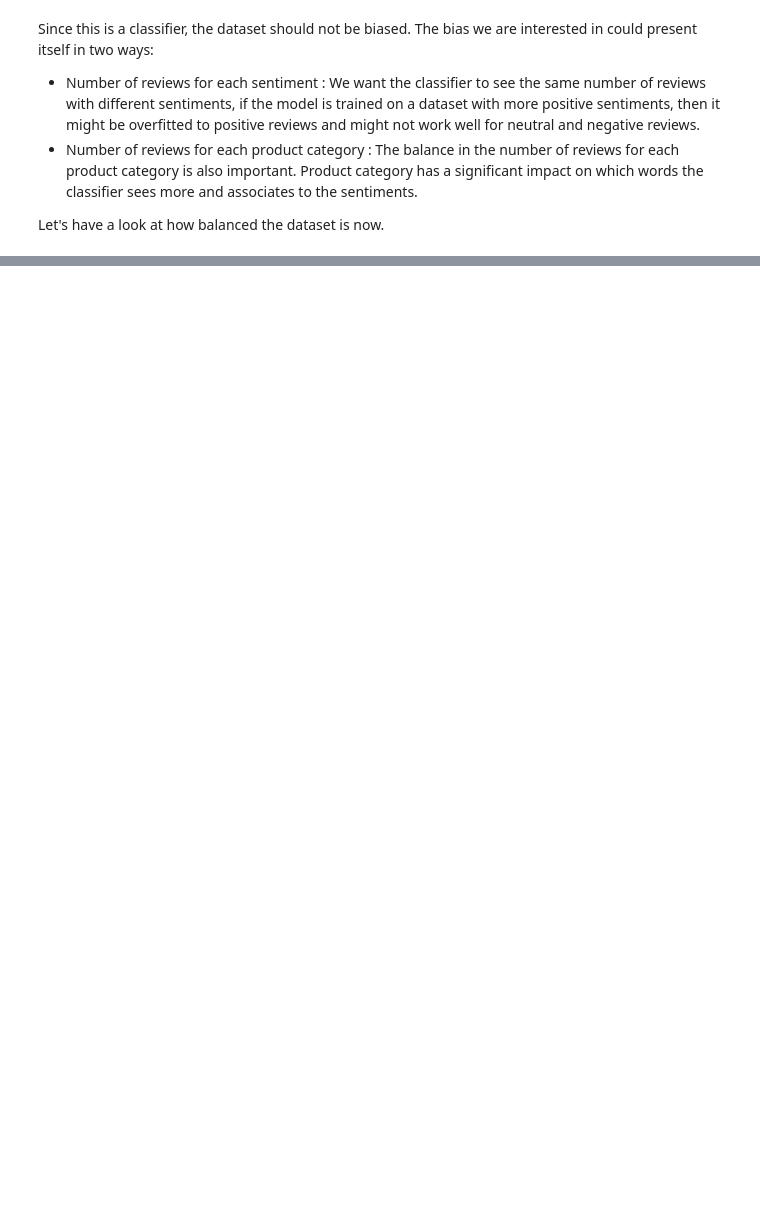
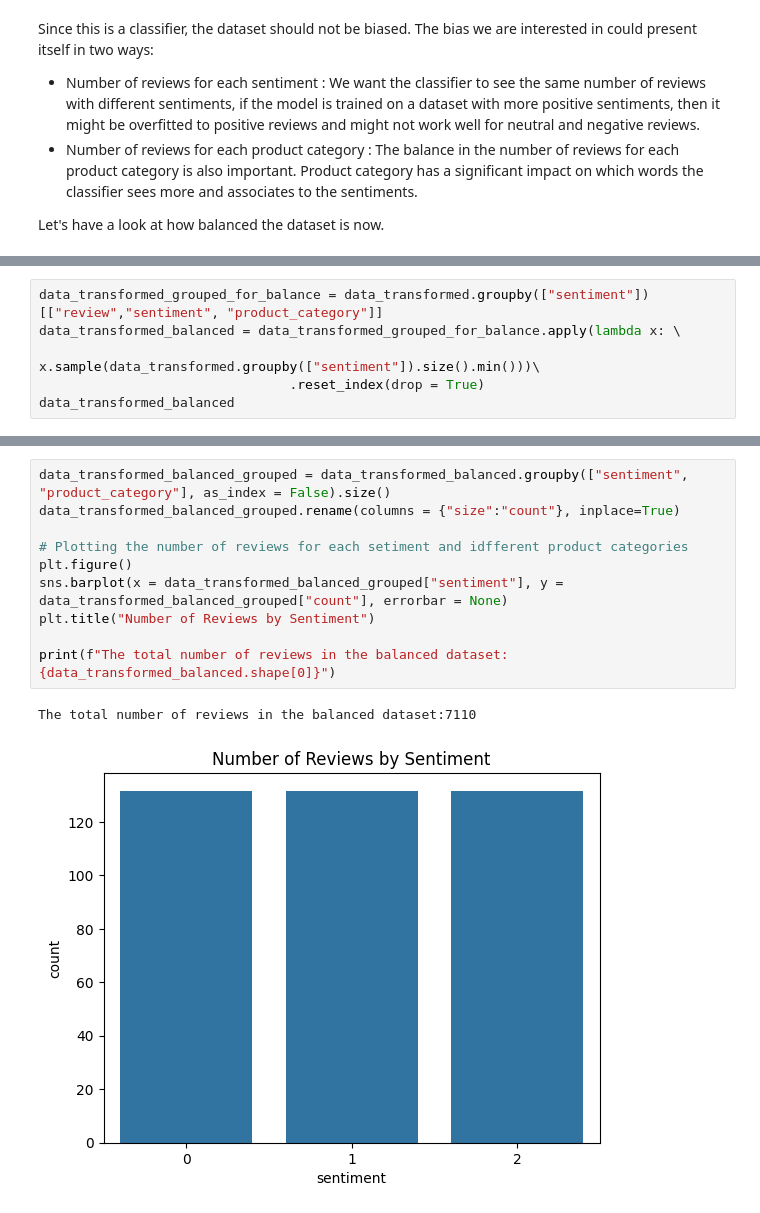
Before and after one commit to imanr76/Sentiment-Analysis, a Jupyter notebook: Data_Preparation.ipynb, the cells around one changed output, grey strips where cells are left out. Cells and saved outputs as stored; diff of their text form; blank space fills up the shorter version.

```diff
--- a/Data_Preparation.ipynb
+++ b/Data_Preparation.ipynb
@@ -154,0 +209,6 @@ dtype: int64
+# %%
+data_transformed_grouped_for_balance = data_transformed.groupby(["sentiment"])[["review","sentiment", "product_category"]]
+data_transformed_balanced = data_transformed_grouped_for_balance.apply(lambda x: \
+                                x.sample(data_transformed.groupby(["sentiment"]).size().min()))\
+                                .reset_index(drop = True)
+data_transformed_balanced
@@ -154,0 +229,13 @@ dtype: int64
+# %%
+data_transformed_balanced_grouped = data_transformed_balanced.groupby(["sentiment", "product_category"], as_index = False).size()
+data_transformed_balanced_grouped.rename(columns = {"size":"count"}, inplace=True)
+
+# Plotting the number of reviews for each setiment and idfferent product categories
+plt.figure()
+sns.barplot(x = data_transformed_balanced_grouped["sentiment"], y = data_transformed_balanced_grouped["count"], errorbar = None)
+plt.title("Number of Reviews by Sentiment")
+
+print(f"The total number of reviews in the balanced dataset:{data_transformed_balanced.shape[0]}")
+# %% [output]
+The total number of reviews in the balanced dataset:7110
+[figure, added]
```
Also changed, not shown: parts of 30 cells of this notebook, 19 other files.
